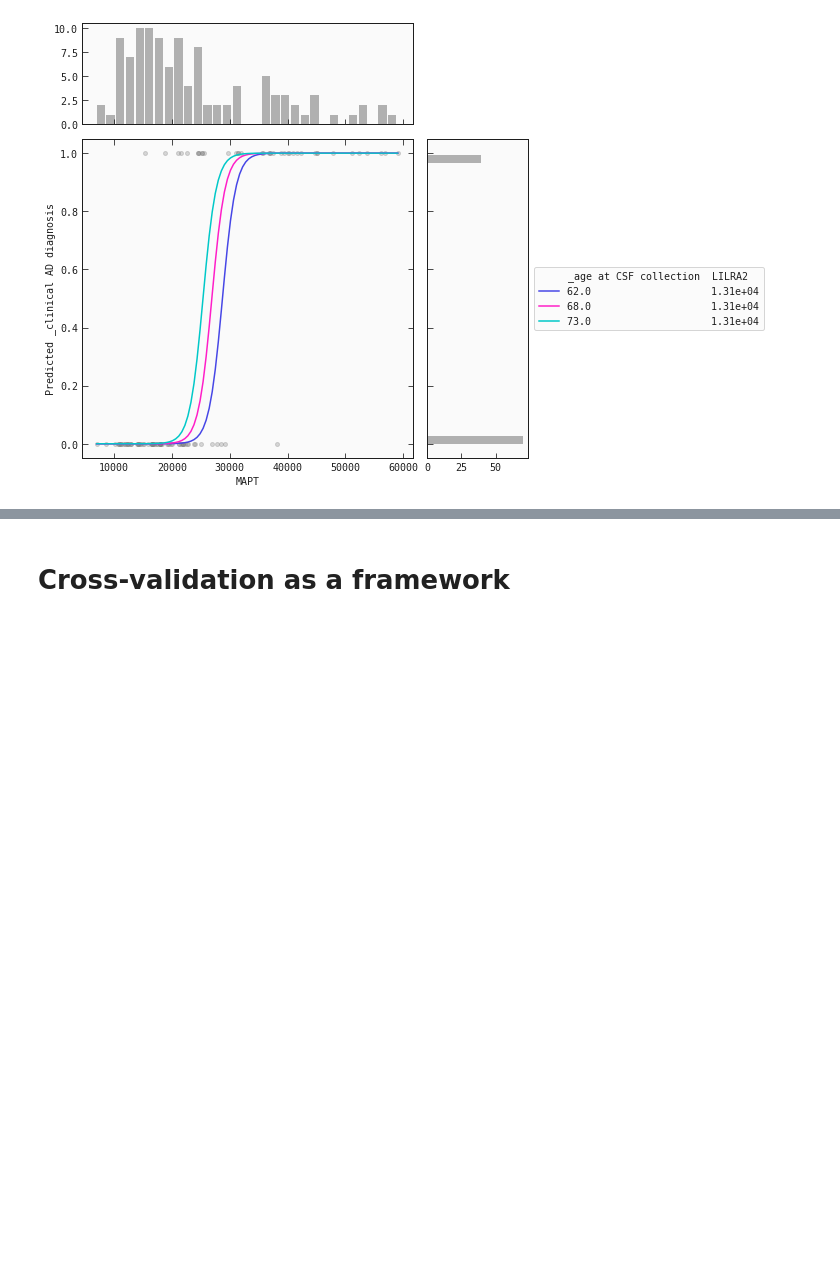
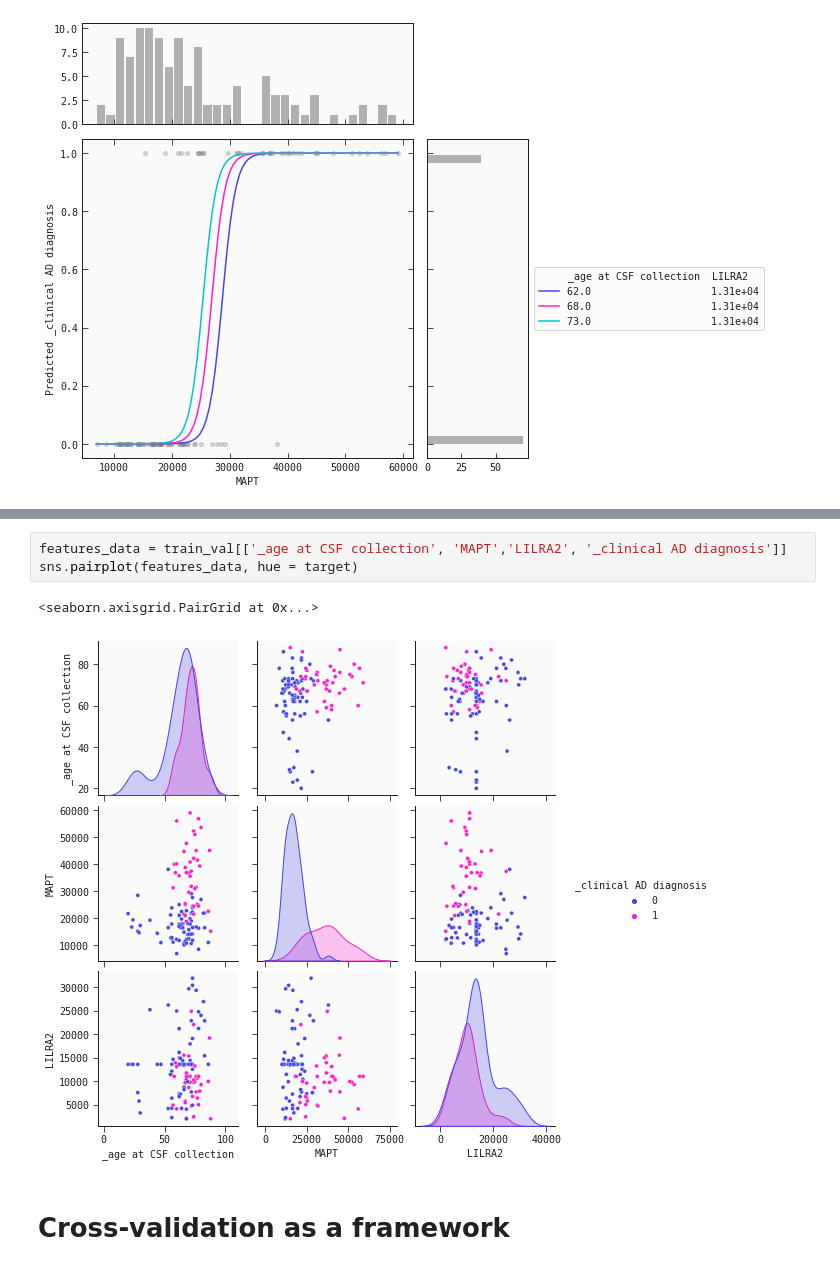
Before and after one commit to abzu-ai/QLattice-clinical-omics, a Jupyter notebook: notebooks/AD_case.ipynb, the cells around one changed output, grey strips where cells are left out. Cells and saved outputs as stored; diff of their text form; blank space fills up the shorter version.

```diff
--- a/notebooks/AD_case.ipynb
+++ b/notebooks/AD_case.ipynb
@@ -164,3 +157,9 @@ best_model.plot_response_2d
+# %%
+features_data = train_val[['_age at CSF collection', 'MAPT','LILRA2', '_clinical AD diagnosis']]
+sns.pairplot(features_data, hue = target)
+# %% [output]
+<seaborn.axisgrid.PairGrid at 0x...>
+[figure, added]
 # %% [markdown]
 # Cross-validation as a framework
 # %%
```
Also changed, not shown: parts of 8 cells of this notebook, 1 other file.
